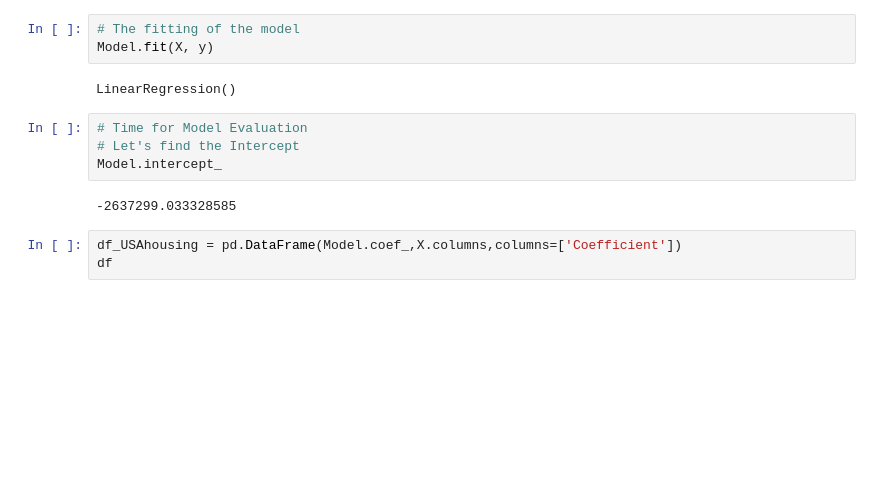
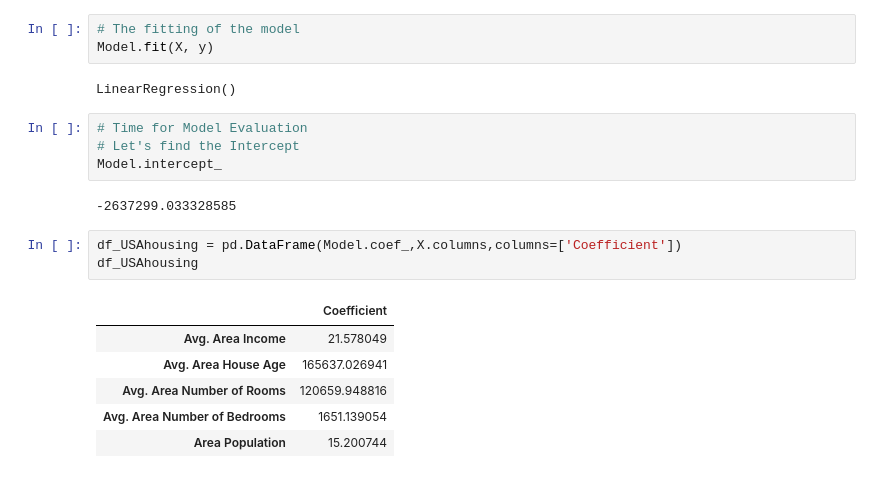
Before and after one commit to namelessace01/First_ML_Model, a Jupyter notebook: Project1.ipynb, the cells around one changed output. Cells and saved outputs as stored; diff of their text form; blank space fills up the shorter version.

```diff
--- a/Project1.ipynb
+++ b/Project1.ipynb
@@ -157,4 +157,11 @@ Model.intercept_
 -2637299.033328585
 # %%
 df_USAhousing = pd.DataFrame(Model.coef_,X.columns,columns=['Coefficient'])
-df
+df_USAhousing
+# %% [output]
+|  | Coefficient |
+| Avg. Area Income | 21.578049 |
+| Avg. Area House Age | 165637.026941 |
+| Avg. Area Number of Rooms | 120659.948816 |
+| Avg. Area Number of Bedrooms | 1651.139054 |
+| Area Population | 15.200744 |
```
Also changed, not shown: parts of 3 cells of this notebook.
